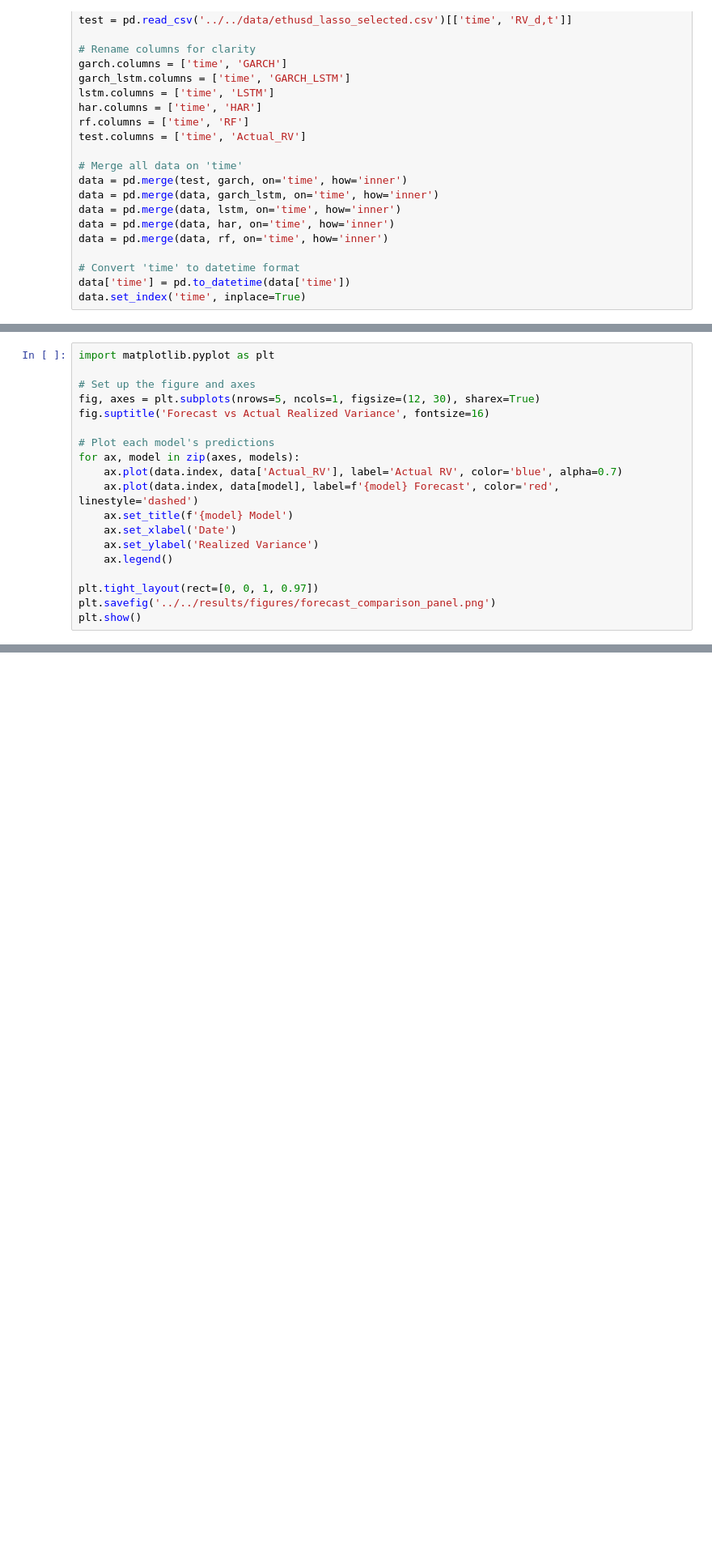
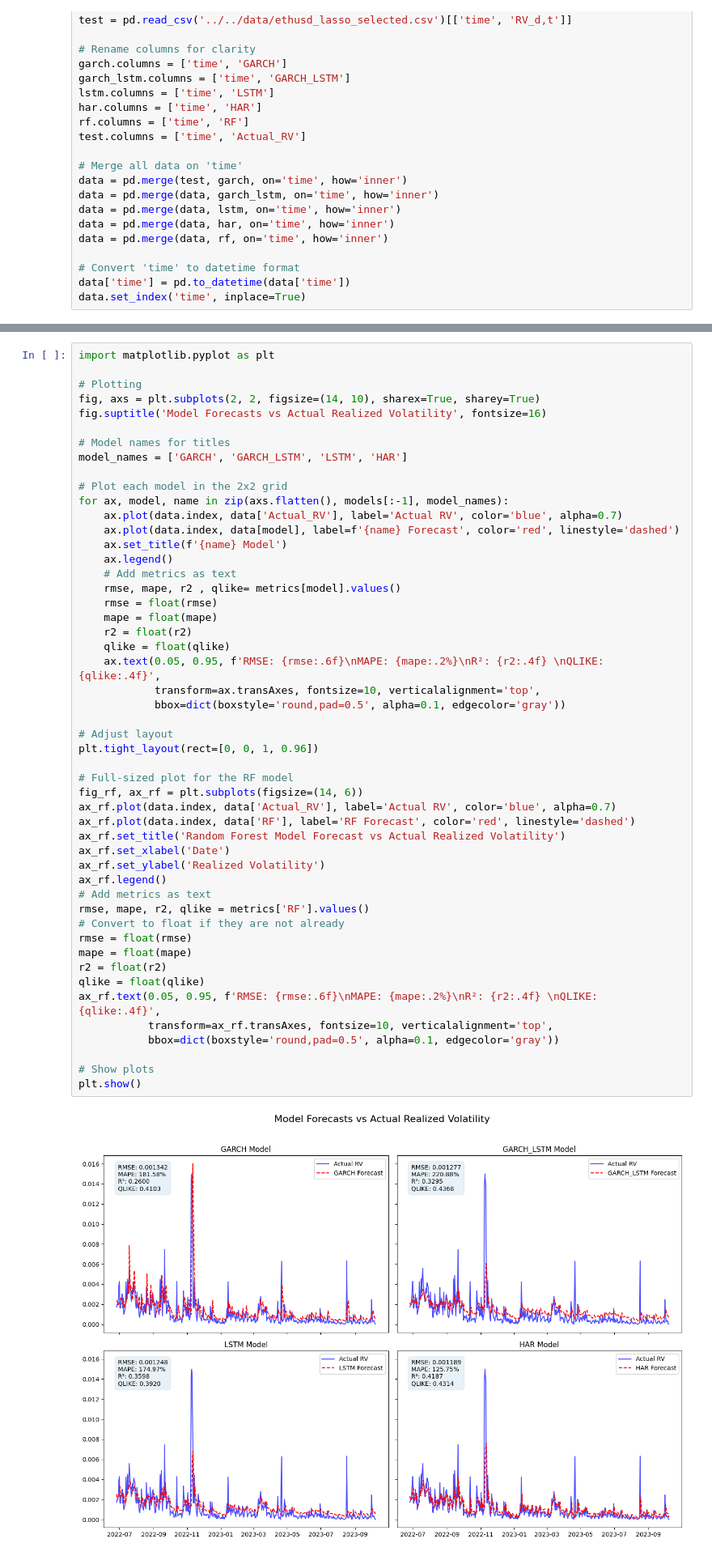
Before and after one commit to zhyoung17/crypto-rv-forecast, a Jupyter notebook: notebooks/results/evaluation.ipynb, the cells around one changed output, grey strips where cells are left out. Shown: that part at 81% size. Cells and saved outputs as stored; diff of their text form; blank space fills up the shorter version.

```diff
--- a/notebooks/results/evaluation.ipynb
+++ b/notebooks/results/evaluation.ipynb
@@ -62,19 +58,0 @@ print(metrics)
-# %%
-import matplotlib.pyplot as plt
-
-# Set up the figure and axes
-fig, axes = plt.subplots(nrows=5, ncols=1, figsize=(12, 30), sharex=True)
-fig.suptitle('Forecast vs Actual Realized Variance', fontsize=16)
-
-# Plot each model's predictions
-for ax, model in zip(axes, models):
-    ax.plot(data.index, data['Actual_RV'], label='Actual RV', color='blue', alpha=0.7)
-    ax.plot(data.index, data[model], label=f'{model} Forecast', color='red', linestyle='dashed')
-    ax.set_title(f'{model} Model')
-    ax.set_xlabel('Date')
-    ax.set_ylabel('Realized Variance')
-    ax.legend()
-
-plt.tight_layout(rect=[0, 0, 1, 0.97])
-plt.savefig('../../results/figures/forecast_comparison_panel.png')
-plt.show()
@@ -82,0 +59,52 @@ plt.show()
+# %%
+import matplotlib.pyplot as plt
+
+# Plotting
+fig, axs = plt.subplots(2, 2, figsize=(14, 10), sharex=True, sharey=True)
+fig.suptitle('Model Forecasts vs Actual Realized Volatility', fontsize=16)
+
+# Model names for titles
+model_names = ['GARCH', 'GARCH_LSTM', 'LSTM', 'HAR']
+
+# Plot each model in the 2x2 grid
+for ax, model, name in zip(axs.flatten(), models[:-1], model_names):
+    ax.plot(data.index, data['Actual_RV'], label='Actual RV', color='blue', alpha=0.7)
+    ax.plot(data.index, data[model], label=f'{name} Forecast', color='red', linestyle='dashed')
+    ax.set_title(f'{name} Model')
+    ax.legend()
+    # Add metrics as text
+    rmse, mape, r2 , qlike= metrics[model].values()
+    rmse = float(rmse)
+    mape = float(mape)
+    r2 = float(r2)
+    qlike = float(qlike)
+    ax.text(0.05, 0.95, f'RMSE: {rmse:.6f}\nMAPE: {mape:.2%}\nR²: {r2:.4f} \nQLIKE: {qlike:.4f}',
+            transform=ax.transAxes, fontsize=10, verticalalignment='top',
+            bbox=dict(boxstyle='round,pad=0.5', alpha=0.1, edgecolor='gray'))
+
+# Adjust layout
+plt.tight_layout(rect=[0, 0, 1, 0.96])
+
+# Full-sized plot for the RF model
+fig_rf, ax_rf = plt.subplots(figsize=(14, 6))
+ax_rf.plot(data.index, data['Actual_RV'], label='Actual RV', color='blue', alpha=0.7)
+ax_rf.plot(data.index, data['RF'], label='RF Forecast', color='red', linestyle='dashed')
+ax_rf.set_title('Random Forest Model Forecast vs Actual Realized Volatility')
+ax_rf.set_xlabel('Date')
+ax_rf.set_ylabel('Realized Volatility')
+ax_rf.legend()
+# Add metrics as text
+rmse, mape, r2, qlike = metrics['RF'].values()
+# Convert to float if they are not already
+rmse = float(rmse)
+mape = float(mape)
+r2 = float(r2)
+qlike = float(qlike)
+ax_rf.text(0.05, 0.95, f'RMSE: {rmse:.6f}\nMAPE: {mape:.2%}\nR²: {r2:.4f} \nQLIKE: {qlike:.4f}',
+           transform=ax_rf.transAxes, fontsize=10, verticalalignment='top',
+           bbox=dict(boxstyle='round,pad=0.5', alpha=0.1, edgecolor='gray'))
+
+# Show plots
+plt.show()
+# %% [output]
+[figure, added]
```
Also changed, not shown: parts of 3 cells of this notebook, 5 other files.
